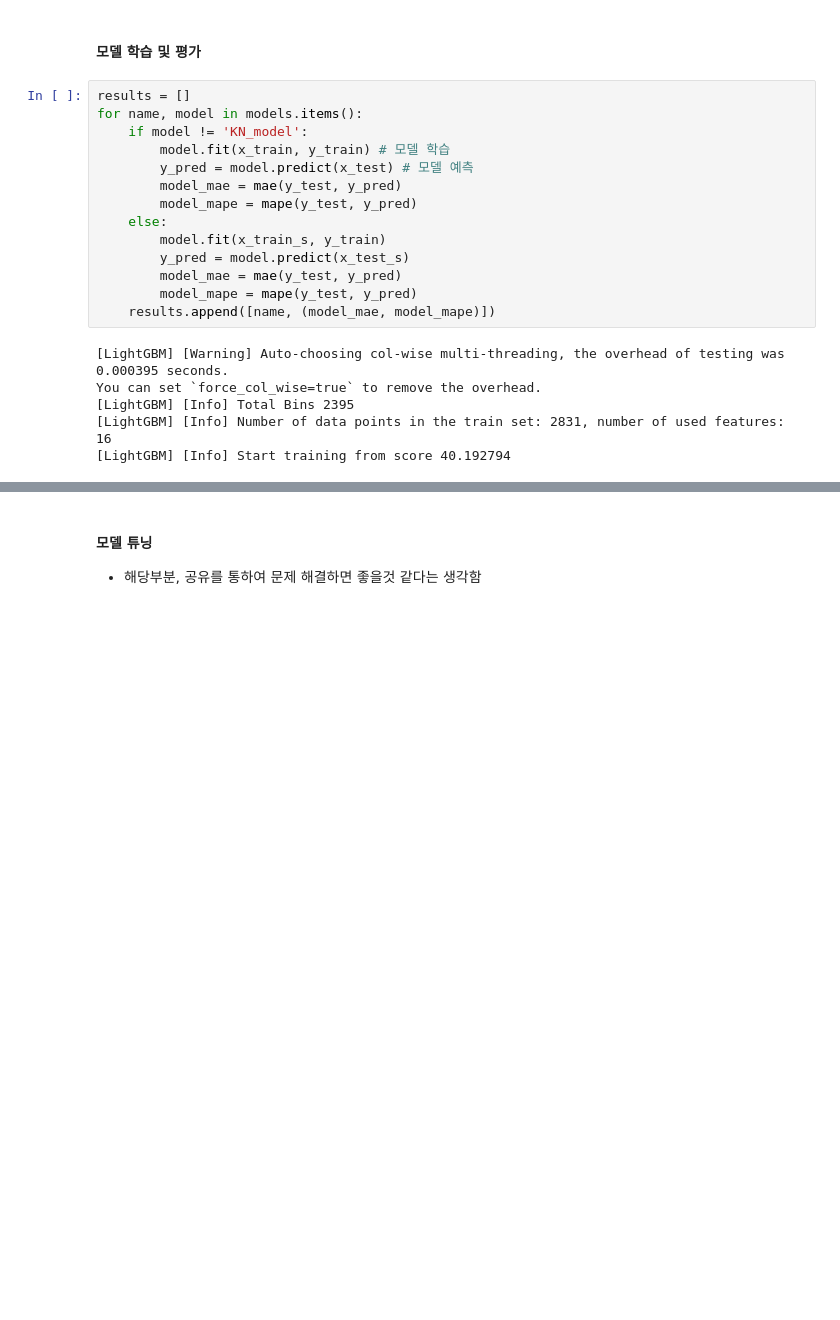
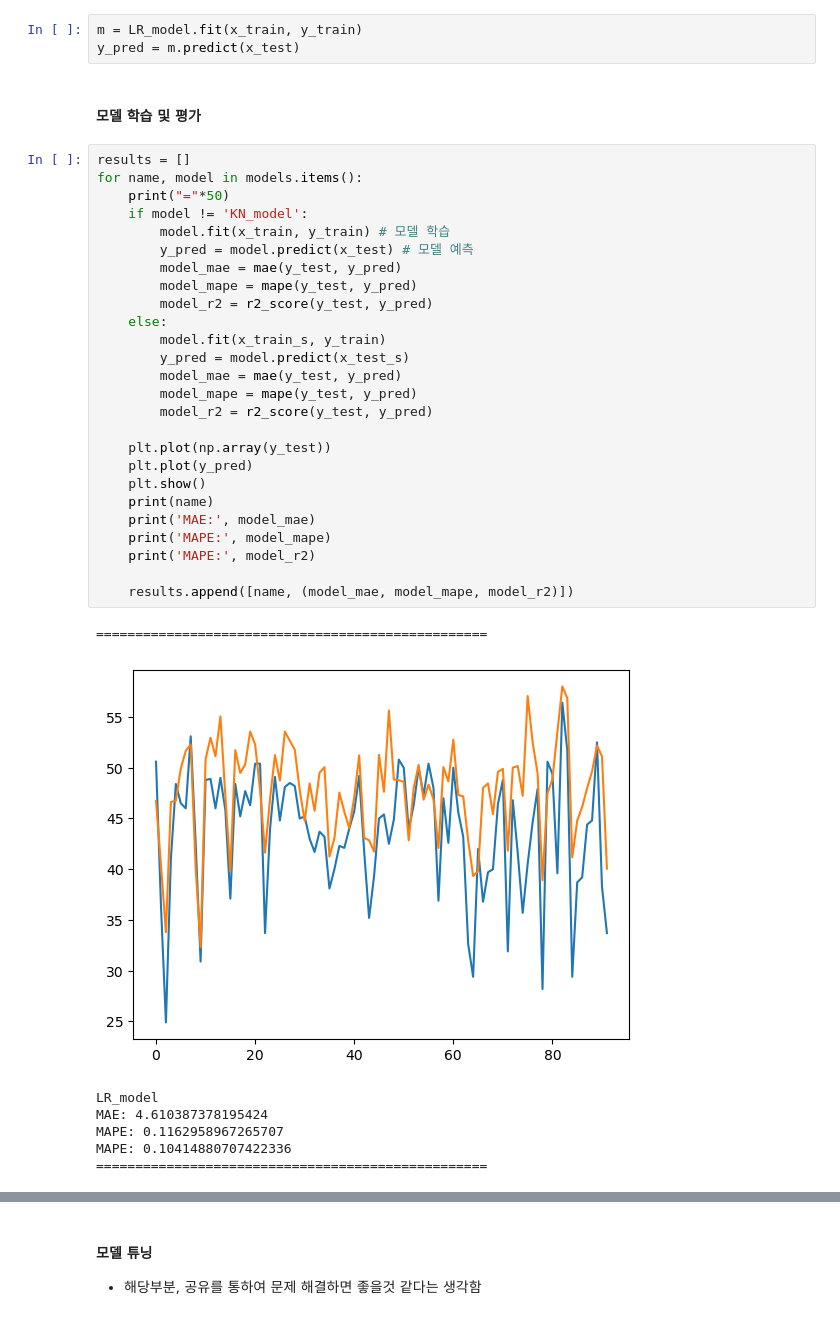
Before and after one commit to Leon-real/Study, a Jupyter notebook: 5.MachineLearning/JupyterFiles/project2/mini_project_MLandDeepLearning.ipynb, the cells around one changed output, grey strips where cells are left out. Cells and saved outputs as stored; diff of their text form; blank space fills up the shorter version.

```diff
--- a/5.MachineLearning/JupyterFiles/project2/mini_project_MLandDeepLearning.ipynb
+++ b/5.MachineLearning/JupyterFiles/project2/mini_project_MLandDeepLearning.ipynb
@@ -145,25 +151,42 @@ models = {'LR_model':LR_model,
         'RanF_model':RanF_model,
         'xg_model':xg_model,
         'lg_model':lg_model}
+# %%
+m = LR_model.fit(x_train, y_train)
+y_pred = m.predict(x_test)
 # %% [markdown]
 #### 모델 학습 및 평가
 # %%
 results = []
 for name, model in models.items():
+    print("="*50)
     if model != 'KN_model':
         model.fit(x_train, y_train) # 모델 학습
         y_pred = model.predict(x_test) # 모델 예측
         model_mae = mae(y_test, y_pred)
         model_mape = mape(y_test, y_pred)
+        model_r2 = r2_score(y_test, y_pred)
     else:
         model.fit(x_train_s, y_train)
         y_pred = model.predict(x_test_s)
         model_mae = mae(y_test, y_pred)
         model_mape = mape(y_test, y_pred)
-    results.append([name, (model_mae, model_mape)])
+        model_r2 = r2_score(y_test, y_pred)
+
+    plt.plot(np.array(y_test))
+    plt.plot(y_pred)
+    plt.show()
+    print(name)
+    print('MAE:', model_mae)
+    print('MAPE:', model_mape)
+    print('MAPE:', model_r2)
+
+    results.append([name, (model_mae, model_mape, model_r2)])
 # %% [output]
-[LightGBM] [Warning] Auto-choosing col-wise multi-threading, the overhead of testing was 0.000395 seconds.
-You can set `force_col_wise=true` to remove the overhead.
-[LightGBM] [Info] Total Bins 2395
-[LightGBM] [Info] Number of data points in the train set: 2831, number of used features: 16
-[LightGBM] [Info] Start training from score 40.192794
+==================================================
+[figure, added]
+LR_model
+MAE: 4.610387378195424
+MAPE: 0.1162958967265707
+MAPE: 0.10414880707422336
+==================================================
```
Also changed, not shown: parts of 21 cells of this notebook, 1 other file.
